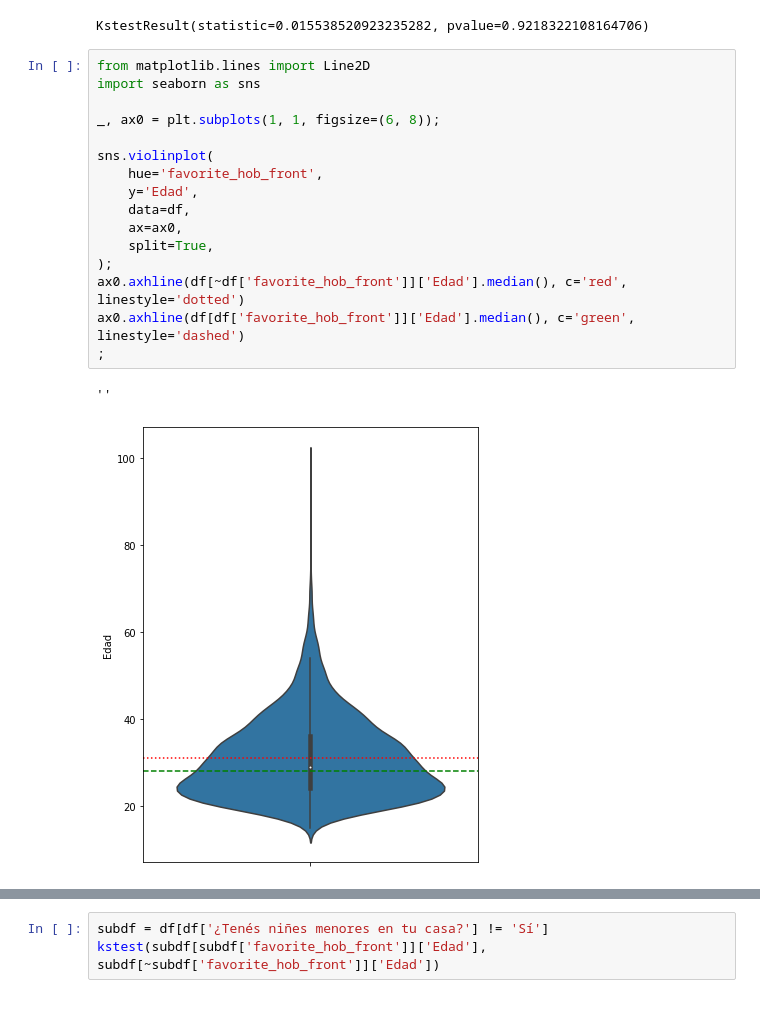
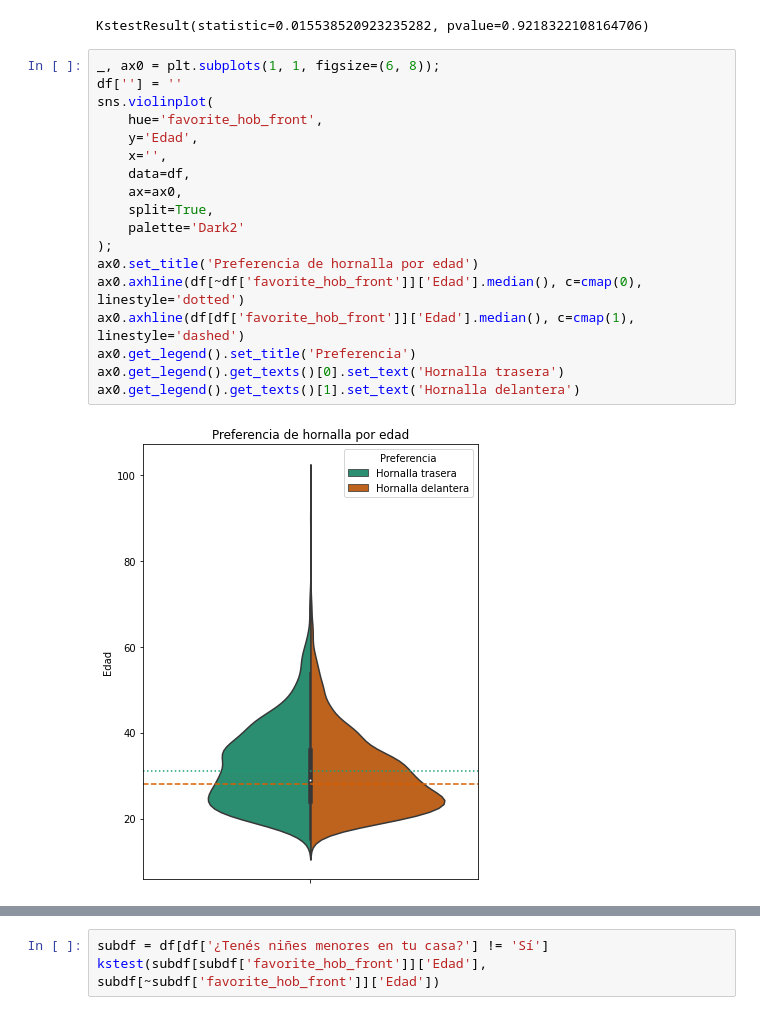
Before and after one commit to seppo0010/hornallas, a Jupyter notebook: Hornallas.ipynb, the cells around one changed output, grey strips where cells are left out. Drawn from its saved outputs; the diff is of its cells as text.

```diff
--- a/Hornallas.ipynb
+++ b/Hornallas.ipynb
@@ -668,21 +718,22 @@ kstest(df[df['favorite_hob_left']]['Edad'], df[~df['favorite_hob_left']]['Edad']
 # %% [output]
 KstestResult(statistic=0.015538520923235282, pvalue=0.9218322108164706)
 # %%
-from matplotlib.lines import Line2D
-import seaborn as sns
-
 _, ax0 = plt.subplots(1, 1, figsize=(6, 8));
-
+df[''] = ''
 sns.violinplot(
     hue='favorite_hob_front',
     y='Edad',
+    x='',
     data=df,
     ax=ax0,
     split=True,
+    palette='Dark2'
 );
-ax0.axhline(df[~df['favorite_hob_front']]['Edad'].median(), c='red', linestyle='dotted')
-ax0.axhline(df[df['favorite_hob_front']]['Edad'].median(), c='green', linestyle='dashed')
-;
+ax0.set_title('Preferencia de hornalla por edad')
+ax0.axhline(df[~df['favorite_hob_front']]['Edad'].median(), c=cmap(0), linestyle='dotted')
+ax0.axhline(df[df['favorite_hob_front']]['Edad'].median(), c=cmap(1), linestyle='dashed')
+ax0.get_legend().set_title('Preferencia')
+ax0.get_legend().get_texts()[0].set_text('Hornalla trasera')
+ax0.get_legend().get_texts()[1].set_text('Hornalla delantera')
 # %% [output]
-''
-[figure, old version]
+[figure, new version]
```
Also changed, not shown: parts of 8 cells of this notebook, 5 other files.
